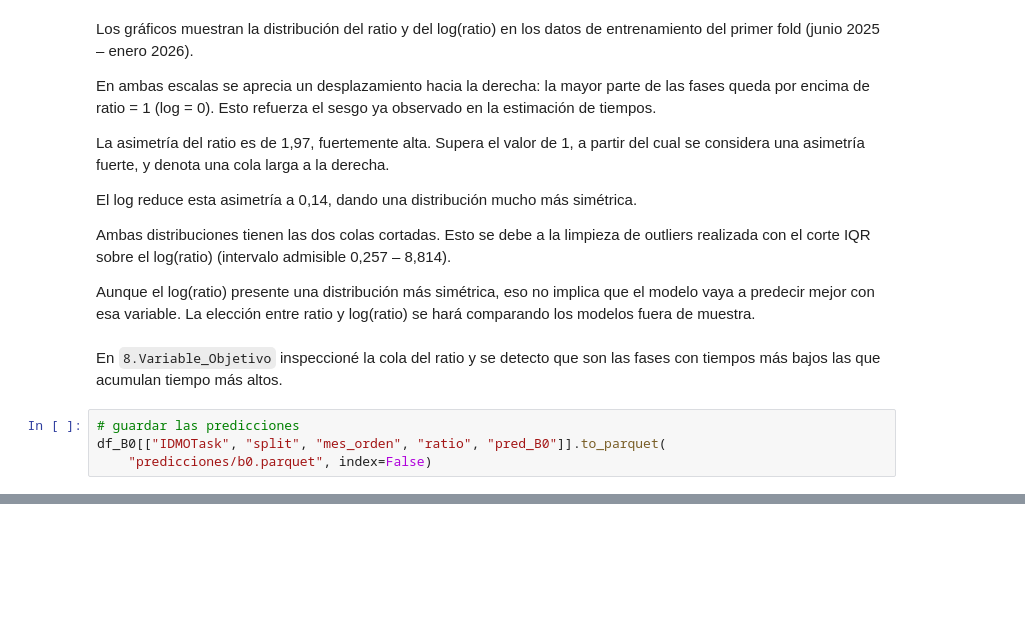
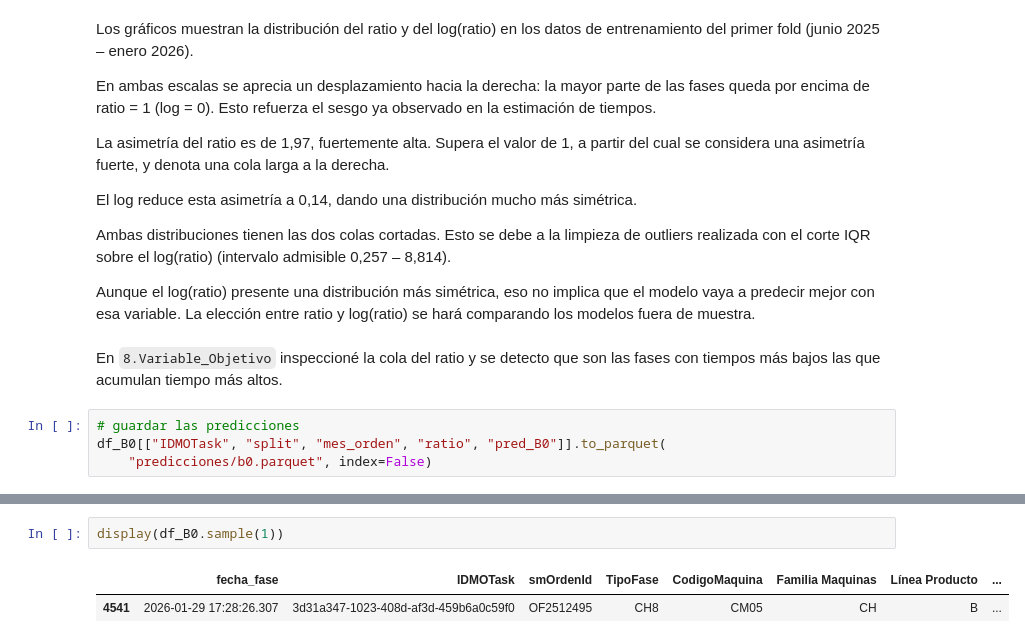
Before and after one commit to muntrans/TFM, a Jupyter notebook: 10.Modelado/10.1_Baselines.ipynb, the cells around one changed output, grey strips where cells are left out. Drawn from its saved outputs; the diff is of its cells as text; blank space fills up the shorter version.

```diff
--- a/10.Modelado/10.1_Baselines.ipynb
+++ b/10.Modelado/10.1_Baselines.ipynb
@@ -173,0 +175,5 @@ df_B0[["IDMOTask", "split", "mes_orden", "ratio", "pred_B0"]].to_parquet(
+# %%
+display(df_B0.sample(1))
+# %% [output]
+|  | fecha_fase | IDMOTask | smOrdenId | TipoFase | CodigoMaquina | Familia Maquinas | Línea Producto | ... |
+| 4541 | 2026-01-29 17:28:26.307 | 3d31a347-1023-408d-af3d-459b6a0c59f0 | OF2512495 | CH8 | CM05 | CH | B | ... |
```
Also changed, not shown: parts of 7 cells of this notebook, 7 other files.
